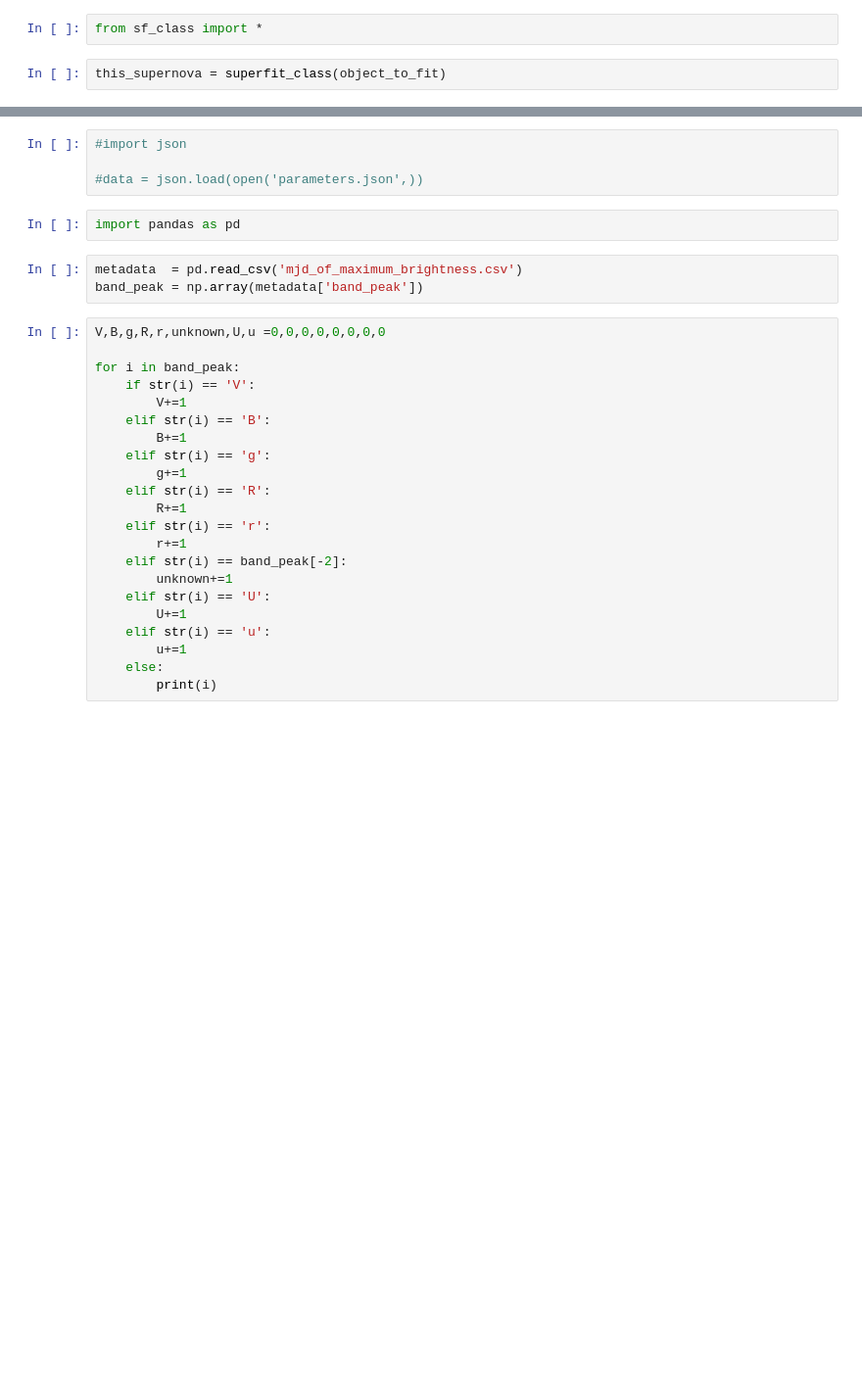
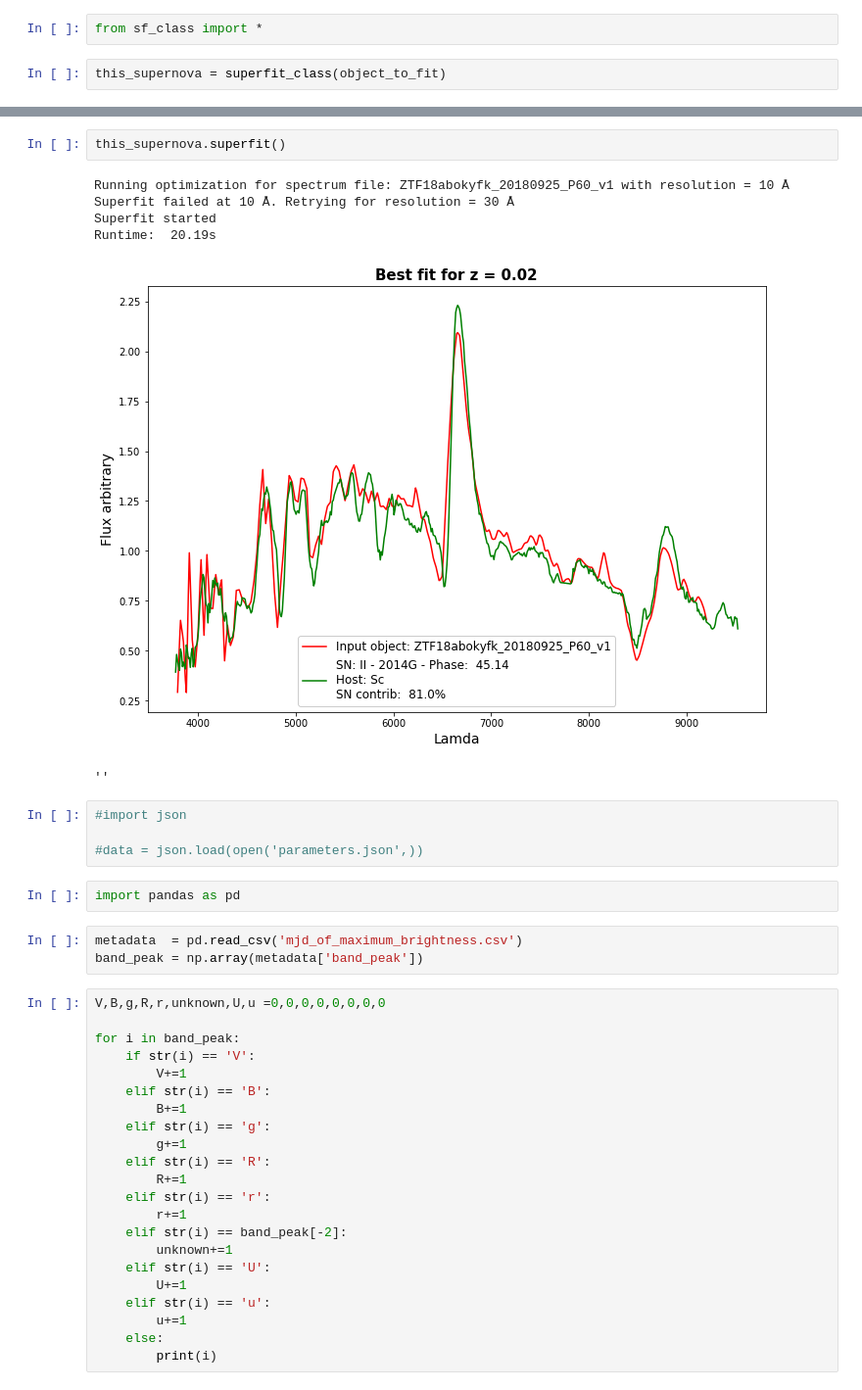
Before and after one commit to oyaron/NGSF, a Jupyter notebook: SF_class.ipynb, the cells around one changed output, grey strips where cells are left out. Shown: that part at 98% size. Drawn from its saved outputs; the diff is of its cells as text; blank space fills up the shorter version.

```diff
--- a/SF_class.ipynb
+++ b/SF_class.ipynb
@@ -21,3 +21,12 @@ this_supernova.sg_error()
+# %%
+this_supernova.superfit()
+# %% [output]
+Running optimization for spectrum file: ZTF18abokyfk_20180925_P60_v1 with resolution = 10 Å
+Superfit failed at 10 Å. Retrying for resolution = 30 Å
+Superfit started
+Runtime:  20.19s
+[figure, added]
+''
 # %%
 #import json
 
```
Also changed, not shown: parts of 5 cells of this notebook, 4 other files.
